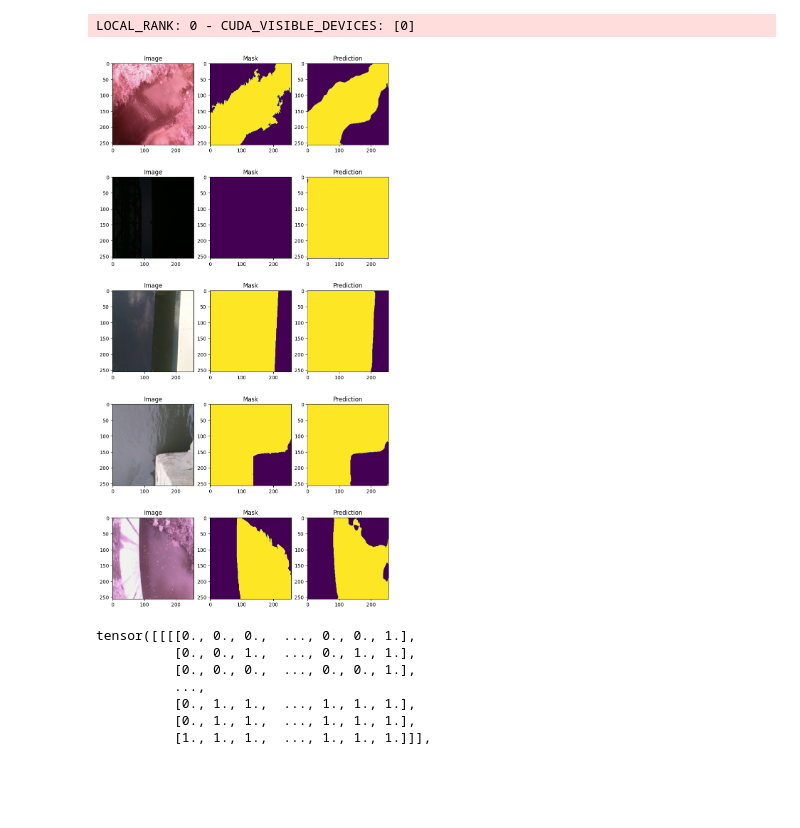
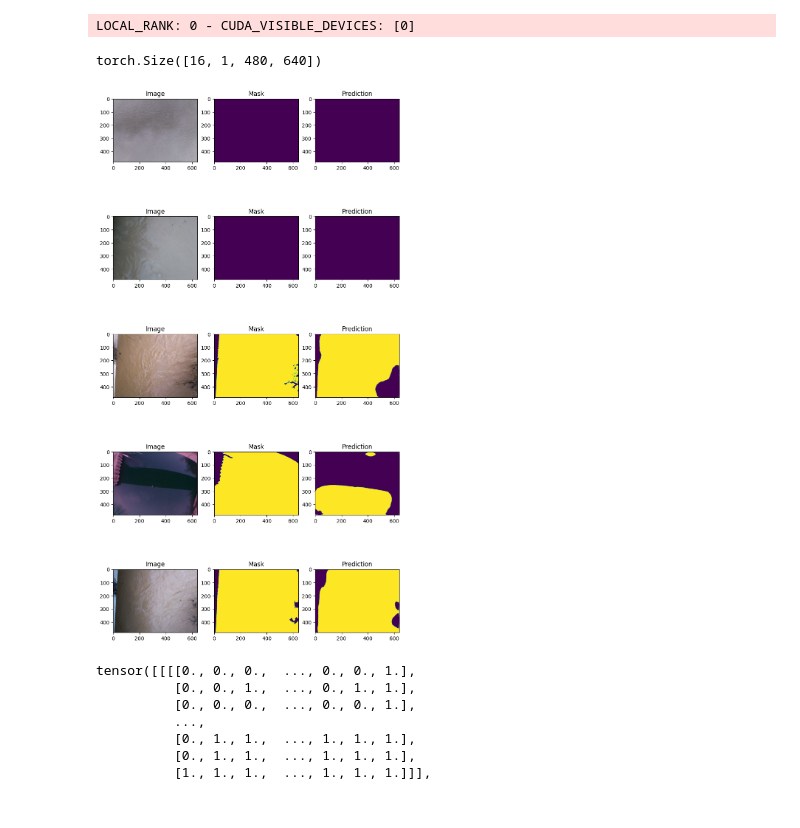
Before and after one commit to rafacelente/water-segmentation, a Jupyter notebook: water-segmentation.ipynb, the cells around one changed output. Saved outputs shown, nothing was run; the diff lists cells and outputs as text; code cells hidden in the pictures.

Commit message:
train: 640x480 images, val_iou=0.861

```diff
--- a/water-segmentation.ipynb
+++ b/water-segmentation.ipynb
@@ -97,26 +108,30 @@ RuntimeError: Wrong input shape height=640, width=3. Expected image height and w
 logits  = unet_trainer.predict(unet_module, valid_dataloader)
 # %% [output]
 LOCAL_RANK: 0 - CUDA_VISIBLE_DEVICES: [0]
+# %%
+(torch.sigmoid(logits[0]) > 0.5).float().shape
+# %% [output]
+torch.Size([16, 1, 480, 640])
 # %%
-preds = (torch.sigmoid(logits[0][0]) > 0.5).float()
+preds = (torch.sigmoid(logits[0]) > 0.5).float()
 
 
 fig, axes = plt.subplots(5, 3, figsize=(10, 20))
 for i in range(5):
     example = val_dataset.__getitem__(i)
     image_array = example["image"]
     mask_array = example["mask"]
     image = Image.fromarray(image_array.transpose(1,2,0), 'RGB')
     mask = Image.fromarray((np.squeeze(mask_array, axis=0)*255).astype(np.uint8))
     prediction = Image.fromarray((np.squeeze(preds[i].cpu().numpy(), axis=0)*255).astype(np.uint8))
     axes[i][0].imshow(image)
     axes[i][0].set_title("Image")
     axes[i][1].imshow(mask)
     axes[i][1].set_title("Mask")
     axes[i][2].imshow(prediction)
     axes[i][2].set_title("Prediction")
 # %% [output]
-[figure, old version]
+[figure, new version]
 # %%
 (torch.sigmoid(a[0]) > 0.5).float()
 # %% [output]
```
Also changed, not shown: parts of 2 cells of this notebook, 2 other files.
